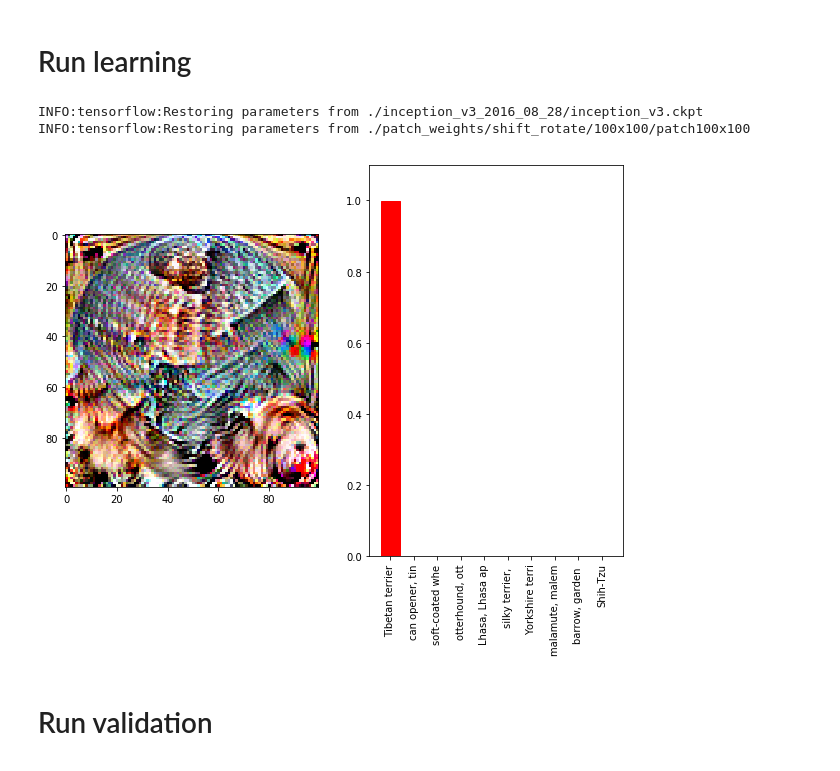
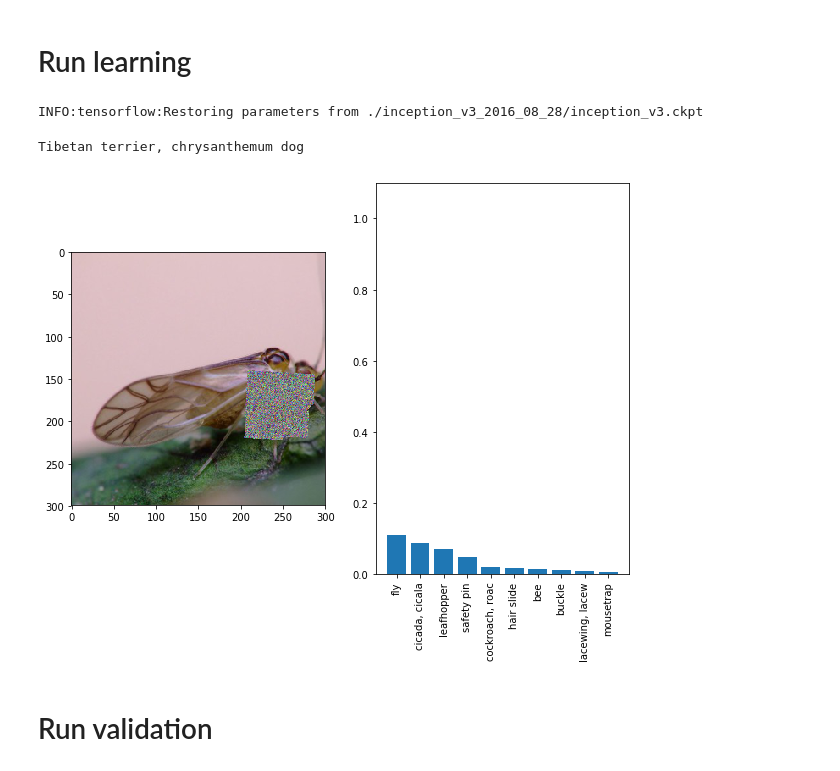
Before and after one commit to SlavaInder/209AS_Adversarial_Patch, a Jupyter notebook: python_files/main.ipynb, the cells around one changed output. Cells and saved outputs as stored; diff of their text form; code cells hidden in the pictures.

```diff
--- a/python_files/main.ipynb
+++ b/python_files/main.ipynb
@@ -63,7 +63,7 @@ folder_for_patch_chkpt = "./patch_weights/shift_rotate/"
 # specify the patch size, mean, std
 mean = 0
 std = 0.3
-size = 100
+size = 80
 
 
 # get patch initializer
@@ -112,10 +112,11 @@ target_class = tf.placeholder(tf.int32, ())
 patch_initializer = tf.variables_initializer([naive_patch])
 
 # fold parameters
-start = tf.placeholder(name="start", shape=(), dtype=tf.int32)
-end = tf.placeholder(name='end', shape=(), dtype=tf.int32)
+start_x = tf.placeholder(name="start_x", shape=(), dtype=tf.int32)
+start_y = tf.placeholder(name='start_y', shape=(), dtype=tf.int32)
+end_x = tf.placeholder(name='end_x', shape=(), dtype=tf.int32)
+end_y = tf.placeholder(name='end_y', shape=(), dtype=tf.int32)
 thickness = tf.placeholder(name="thickness", shape=(), dtype=tf.int32)
-slope = tf.placeholder(name='slope',shape=(),dtype=tf.int32)
 
 # rotation
 degrees = tf.placeholder(name='degrees', shape=(), dtype=tf.float32)
@@ -131,8 +132,8 @@ patch_array = patch_utils.multiply(naive_patch, train_images)
 
 # fold patch
 # folded_array = fold(patch_array, start, thickness)
-folded_array = patch_utils.foldVariety(patch_array, start, end, thickness, slope)
-c = tf.print(tf.shape(folded_array))
+folded_array = patch_utils.universal_fold_neightbours(patch_array, start_x, start_y, end_x, end_y, thickness)
+
 
 # shift patch
 # shifted_patch_array = patch_utils.shift(folded_array, x_shifts, y_shifts)
@@ -225,15 +236,16 @@ num_steps = 1
 # specify whether we start to learn new patch or continue from a checkpoint
 load_patch = True
 # specify whether to save patch
-save_patch = False
+save_patch = True
 
 my_feed_dict = {
     x_shifts: 0,
     y_shifts: 200,
-    start: 0,
-    end: size,
+    start_x: 10,
+    start_y: size,
+    end_x: size,
+    end_y: 20,
     thickness: size // 10 - 1,
-    slope: 0,
     learning_rate: 1,
     target_class: 200,
     train_images: train_set,
@@ -254,8 +266,9 @@ with tf.Session() as sess:
     # make gradient updates
     for i in range(num_steps):
         # sample fold
-        my_feed_dict[start] = np.random.randint(0, size - size // 10 - 1)
         my_feed_dict[thickness] = np.random.randint(5, size // 10)
+        my_feed_dict[start_x], my_feed_dict[start_y], my_feed_dict[end_x], my_feed_dict[end_y] = \
+            image_utils.fold_sampler(size, my_feed_dict[thickness])
 
         # sample location
         my_feed_dict[x_shifts] = np.random.randint(0, 300 - size - size // 10 - 1)
@@ -293,23 +306,23 @@ with tf.Session() as sess:
                            str(size) + 'x' + str(size))
 # %% [output]
 INFO:tensorflow:Restoring parameters from ./inception_v3_2016_08_28/inception_v3.ckpt
-INFO:tensorflow:Restoring parameters from ./patch_weights/shift_rotate/100x100/patch100x100
 # %%
-post_proc_adv_patch = image_utils.postprocessing(ex_naive_patch)
-image_utils.show_probs(post_proc_adv_patch, ex_adv_probs[image_num],
-                       imagenet_labels, target_class=200)
+# post_proc_adv_patch = image_utils.postprocessing(ex_naive_patch)
+# image_utils.show_probs(post_proc_adv_patch, ex_adv_probs[image_num],
+#                        imagenet_labels, target_class=200)
 
 # image_utils.plot_adversarial_image(ex_adv_image.reshape(300, 300, 3))
 
 # print(ex_adv_images[3][50])
 
-# image_num = 1
-# print(imagenet_labels[200])
-# post_proc_adv_images = image_utils.postprocessing(ex_adv_images)
-# image_utils.show_probs(post_proc_adv_images[image_num], ex_adv_probs[image_num],
-#                        imagenet_labels, target_class=200)
+image_num = 1
+print(imagenet_labels[200])
+post_proc_adv_images = image_utils.postprocessing(ex_adv_images)
+image_utils.show_probs(post_proc_adv_images[image_num], ex_adv_probs[image_num],
+                       imagenet_labels, target_class=200)
 # %% [output]
+Tibetan terrier, chrysanthemum dog
-[figure, old version]
+[figure, new version]
 # %% [markdown]
 # Run validation
 # %% [markdown]
```
Also changed, not shown: parts of 5 cells of this notebook, 9 other files.
